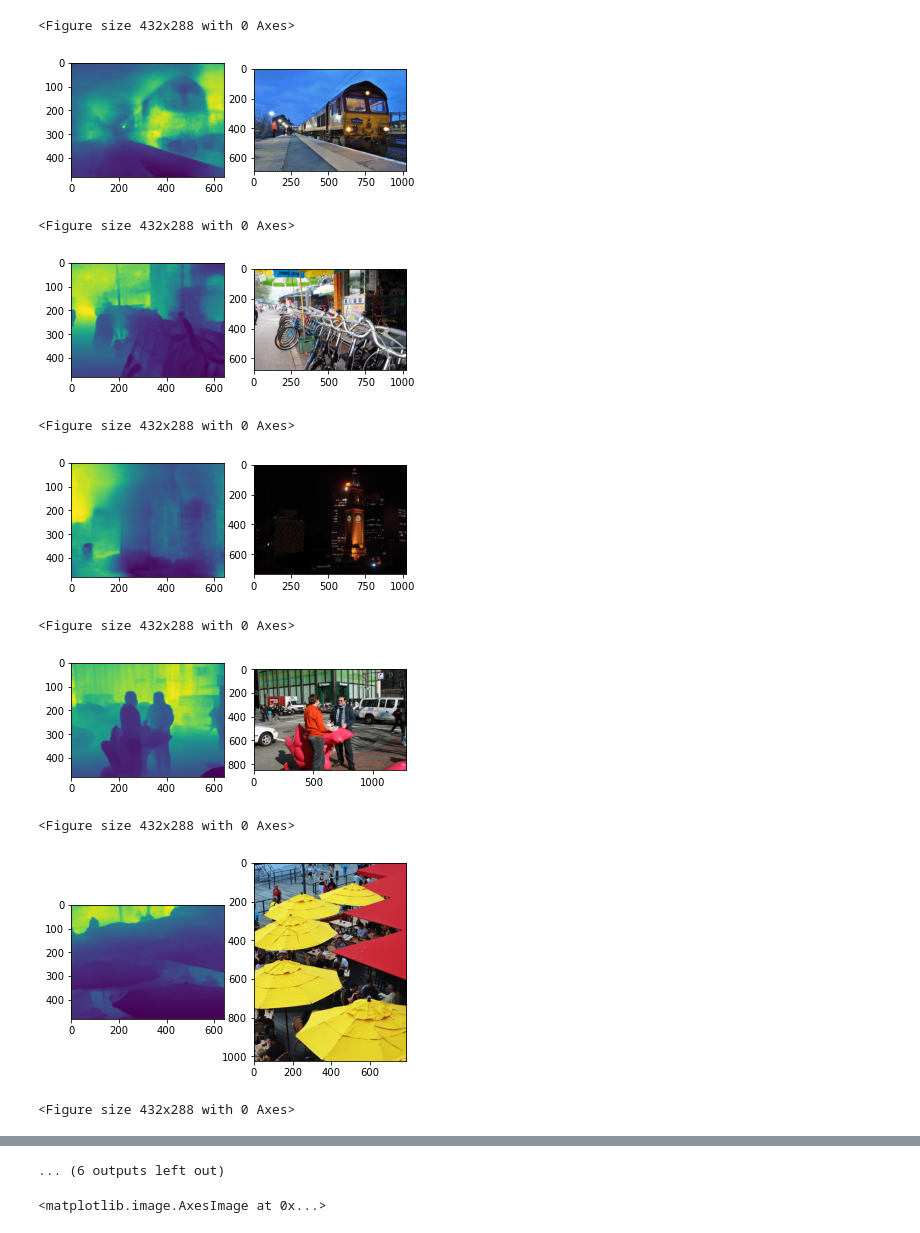
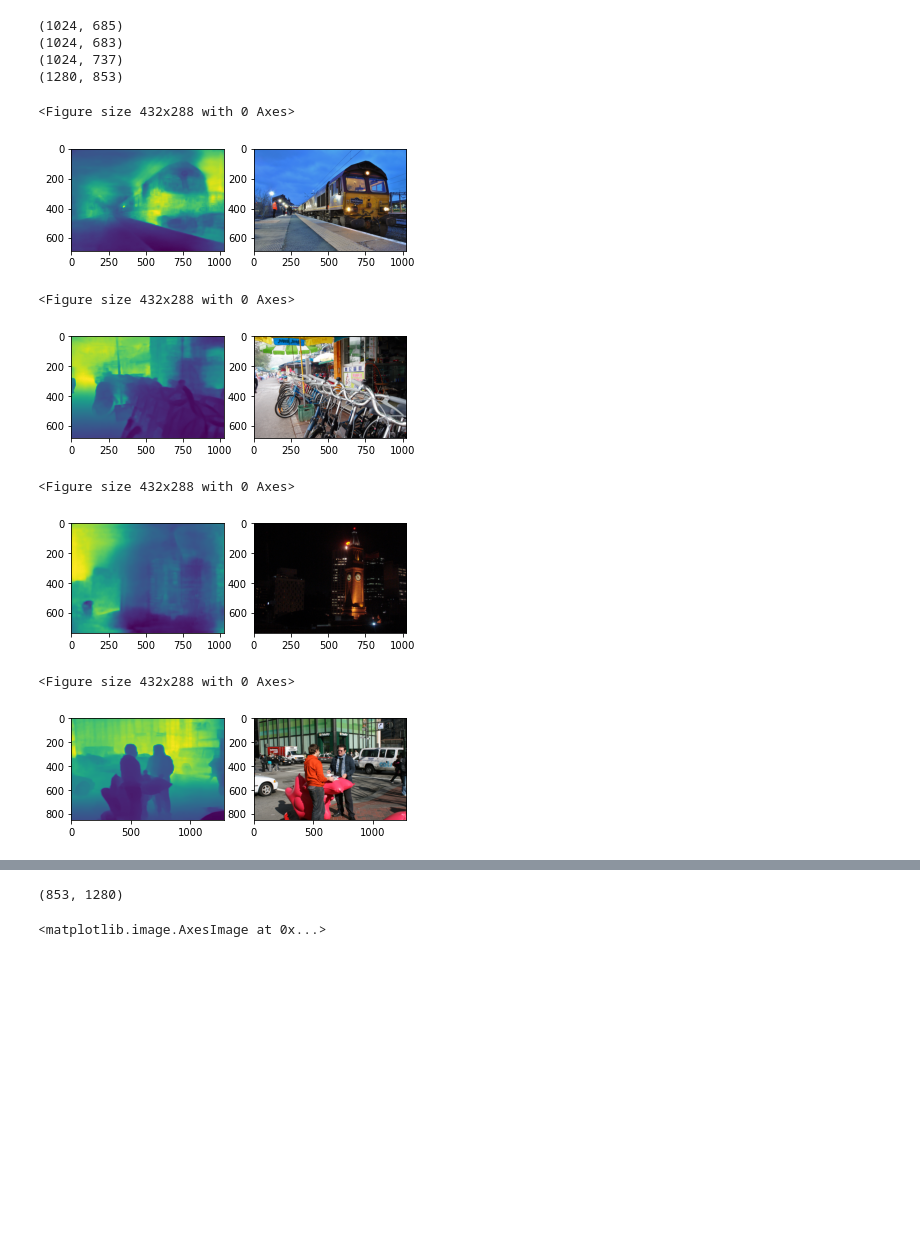
Before and after one commit to JoannaLXY/11777-Project---VRD, a Jupyter notebook: AdaBins/test.ipynb, the cells around one changed output, grey strips where cells are left out. Saved outputs shown, nothing was run; the diff lists cells and outputs as text; code cells hidden in the pictures; blank space fills up the shorter version.

```diff
--- a/AdaBins/test.ipynb
+++ b/AdaBins/test.ipynb
@@ -13,33 +13,39 @@ import matplotlib.pyplot as plt
 # %%
 test_dir = "/data/xyao/adabins_depth/depth_results/train/"
 src_dir = "/data/xyao/sg_dataset/sg_train_images/"
 all_files = glob.glob(os.path.join(test_dir, "*"))
 for index, f in tqdm(enumerate(all_files)):
-    if index > 8:
+    if index > 3:
         break
     fname = f.split('/')[-1]
     src_imname = os.path.join(src_dir, fname[:-4]+'.jpg')
+    src_image = Image.open(src_imname)
+
     pil_image = Image.open(f)
+    print(src_image.size)
+    pil_image  = pil_image.resize(src_image.size)
     img = np.array(pil_image, np.int32, copy=False)
-    src_image = Image.open(src_imname)
+
+
 
     plt.figure()
 
     #subplot(r,c) provide the no. of rows and columns
     f, axarr = plt.subplots(1,2)
 
     # use the created array to output your multiple images. In this case I have stacked 4 images vertically
     axarr[0].imshow(img)
     axarr[1].imshow(src_image)
 # %% [output]
-<Figure size 432x288 with 0 Axes>
+(1024, 685)
+(1024, 683)
+(1024, 737)
+(1280, 853)
+<Figure size 432x288 with 0 Axes>
-[figure, old version]
+[figure, new version]
-<Figure size 432x288 with 0 Axes>
+<Figure size 432x288 with 0 Axes>
-[figure, old version]
+[figure, new version]
-<Figure size 432x288 with 0 Axes>
+<Figure size 432x288 with 0 Axes>
-[figure, old version]
+[figure, new version]
-<Figure size 432x288 with 0 Axes>
+<Figure size 432x288 with 0 Axes>
-[figure, old version]
+[figure, new version]
-<Figure size 432x288 with 0 Axes>
-[figure, removed]
-<Figure size 432x288 with 0 Axes>
@@ -47 +51,0 @@ for index, f in tqdm(enumerate(all_files)):
-... (6 outputs left out)
@@ -51,3 +52,7 @@ img = np.array(pil_image, np.int32, copy=False)
+# %%
+img.shape
+# %% [output]
+(853, 1280)
 # %%
 plt.imshow(img)
 # %% [output]
```
Also changed, not shown: parts of 2 cells of this notebook, 3 other files.
